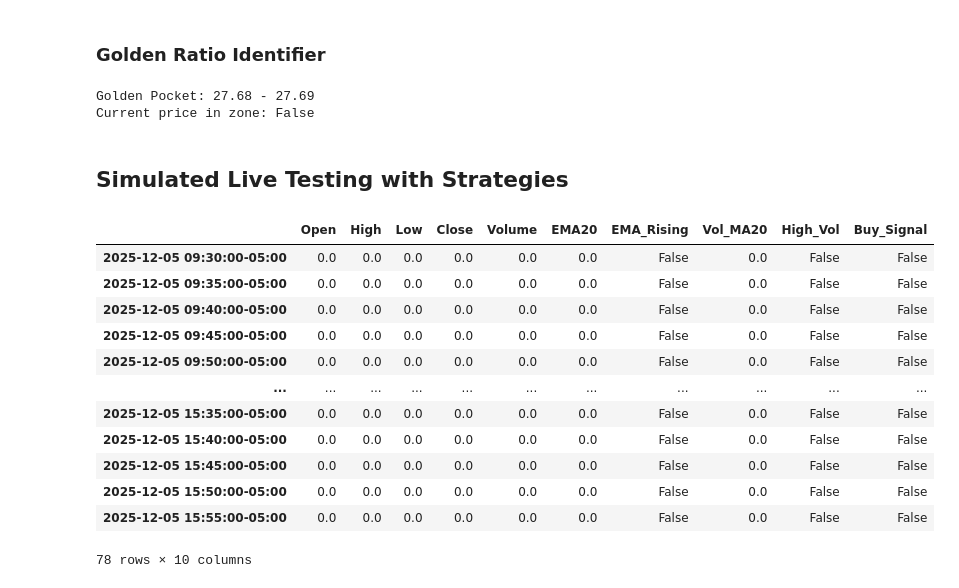
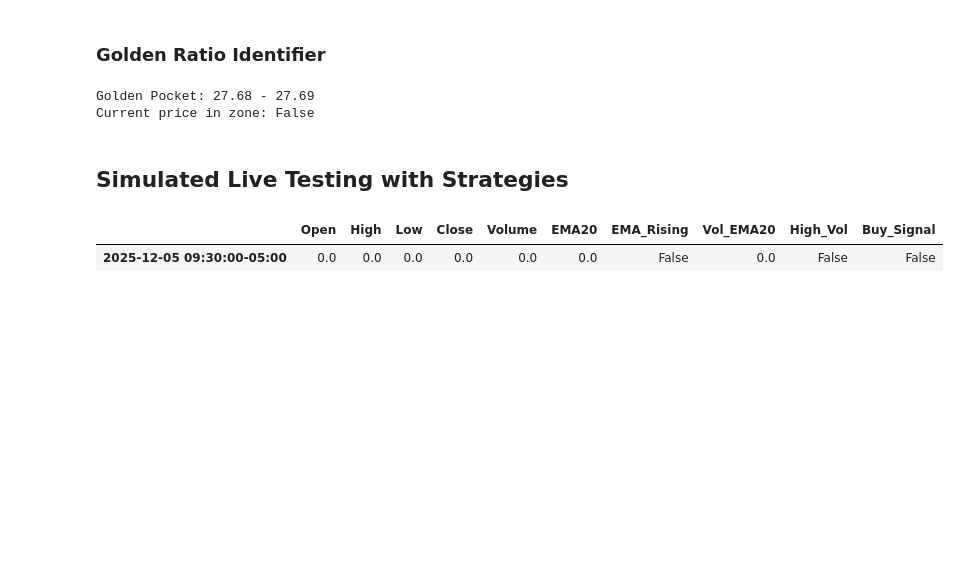
Before and after one commit to OfficialChanHen/SOFITrade, a Jupyter notebook: SOFITrade.ipynb, the cells around one changed output. Cells and saved outputs as stored; diff of their text form; code cells hidden in the pictures; blank space fills up the shorter version.

```diff
--- a/SOFITrade.ipynb
+++ b/SOFITrade.ipynb
@@ -233,43 +233,35 @@ Current price in zone: False
 ## Simulated Live Testing with Strategies
 # %%
 day = "2025-12-05"
-idx = pd.date_range(
+start_time = pd.Timestamp(f"{day} 09:30", tz="America/New_York")
+
+time_range = pd.date_range(
     start=f"{day} 09:30",
     end=f"{day} 15:55",
     freq="5min",
     tz="America/New_York"   # match your original tz if needed
 )
+
 bool_cols = ["EMA_Rising", "High_Vol", "Buy_Signal"]
-float_cols = ['Open', 'High', 'Low', 'Close', 'Volume', "EMA20", "Vol_MA20"]
+float_cols = ['Open', 'High', 'Low', 'Close', 'Volume', "EMA20", "Vol_EMA20"]
 all_cols = ['Open', 'High', 'Low', 'Close', 'Volume', "EMA20", "EMA_Rising", "Vol_MA20", "High_Vol", "Buy_Signal"]
 
 # Intialize empty dataframe with all columns
 empty_df = pd.DataFrame({
             "Open": 0.0,
             "High": 0.0,
             "Low": 0.0,
             "Close": 0.0,
             'Volume': 0.0,
             "EMA20": 0.0,
-            "EMA_Rising": pd.array([False] * len(idx), dtype="boolean"),
-            "Vol_MA20": 0.0,
-            "High_Vol": pd.array([False] * len(idx), dtype="boolean"),
-            "Buy_Signal": pd.array([False] * len(idx), dtype="boolean"),
-        }, index=idx)
+            "EMA_Rising": False,
+            "Vol_EMA20": 0.0,
+            "High_Vol": False,
+            "Buy_Signal": False,
+        }, index=[start_time])
 
 OHLCHistory = empty_df.copy()
 OHLCHistory
 # %% [output]
-|  | Open | High | Low | Close | Volume | EMA20 | EMA_Rising | Vol_MA20 | High_Vol | Buy_Signal |
+|  | Open | High | Low | Close | Volume | EMA20 | EMA_Rising | Vol_EMA20 | High_Vol | Buy_Signal |
 | 2025-12-05 09:30:00-05:00 | 0.0 | 0.0 | 0.0 | 0.0 | 0.0 | 0.0 | False | 0.0 | False | False |
-| 2025-12-05 09:35:00-05:00 | 0.0 | 0.0 | 0.0 | 0.0 | 0.0 | 0.0 | False | 0.0 | False | False |
-| 2025-12-05 09:40:00-05:00 | 0.0 | 0.0 | 0.0 | 0.0 | 0.0 | 0.0 | False | 0.0 | False | False |
-| 2025-12-05 09:45:00-05:00 | 0.0 | 0.0 | 0.0 | 0.0 | 0.0 | 0.0 | False | 0.0 | False | False |
-| 2025-12-05 09:50:00-05:00 | 0.0 | 0.0 | 0.0 | 0.0 | 0.0 | 0.0 | False | 0.0 | False | False |
-| ... | ... | ... | ... | ... | ... | ... | ... | ... | ... | ... |
-| 2025-12-05 15:35:00-05:00 | 0.0 | 0.0 | 0.0 | 0.0 | 0.0 | 0.0 | False | 0.0 | False | False |
-| 2025-12-05 15:40:00-05:00 | 0.0 | 0.0 | 0.0 | 0.0 | 0.0 | 0.0 | False | 0.0 | False | False |
-| 2025-12-05 15:45:00-05:00 | 0.0 | 0.0 | 0.0 | 0.0 | 0.0 | 0.0 | False | 0.0 | False | False |
-| 2025-12-05 15:50:00-05:00 | 0.0 | 0.0 | 0.0 | 0.0 | 0.0 | 0.0 | False | 0.0 | False | False |
-| 2025-12-05 15:55:00-05:00 | 0.0 | 0.0 | 0.0 | 0.0 | 0.0 | 0.0 | False | 0.0 | False | False |
-78 rows × 10 columns
```
Also changed, not shown: parts of 2 cells of this notebook.
